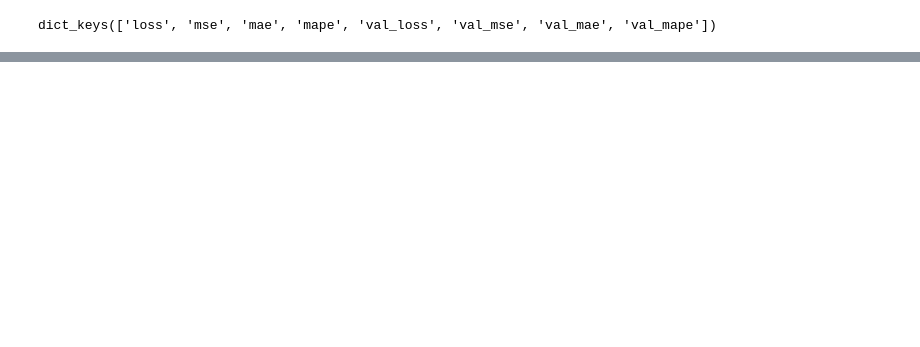
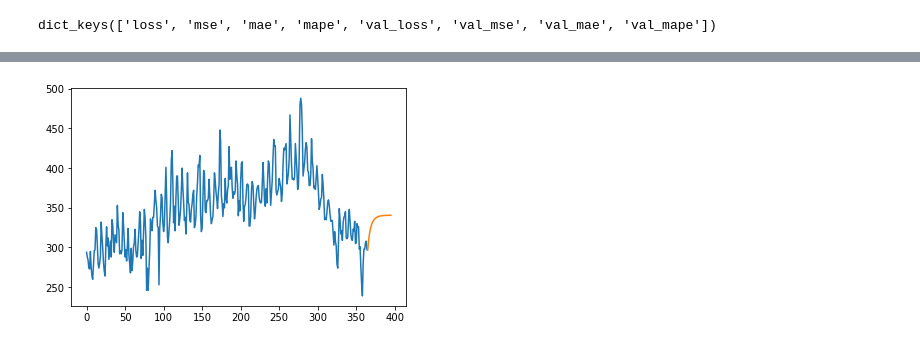
Before and after one commit to DBatterman/AIS_Vessel_Efforts_Project, a Jupyter notebook: AIS_LSTM_Optimization_Attempt_1.ipynb, the cells around one changed output, grey strips where cells are left out. Cells and saved outputs as stored; diff of their text form; code cells hidden in the pictures; blank space fills up the shorter version.

```diff
--- a/AIS_LSTM_Optimization_Attempt_1.ipynb
+++ b/AIS_LSTM_Optimization_Attempt_1.ipynb
@@ -298,0 +299,12 @@ graph
+# %%
+def predict(num_prediction, model):
+    prediction_list = total[-look_back:]
+
+    for _ in range(num_prediction):
+        x = prediction_list[-look_back:]
+        x = x.reshape((1, look_back, 1))
+        out = model.predict(x)[0][0]
+        prediction_list = np.append(prediction_list, out)
+    prediction_list = prediction_list[look_back-1:]
+
+    return prediction_list
@@ -298,0 +315,2 @@ graph
+# %%
+forecast = predict(30, model)
@@ -298,0 +344,4 @@ graph
+# %%
+forecast = forecast.reshape((-1,1))
+forecast = scaler.inverse_transform(forecast)
+print(forecast)
@@ -298,0 +366,26 @@ graph
+# %%
+future_total = len(total) + len(forecast)
+
+futurePlot = np.zeros((future_total,1))
+futurePlot[:, :] = np.nan
+futurePlot[-len(forecast): ] = forecast
+
+plt.plot(scaler.inverse_transform(total))
+plt.plot(futurePlot)
+plt.show()
+# # shift train predictions for plotting
+# trainPredictPlot = np.empty_like(total)
+# trainPredictPlot[:, :] = np.nan
+# trainPredictPlot[look_back:len(trainPredict)+look_back, :] = trainPredict
+# # shift test predictions for plotting
+# testPredictPlot = np.empty_like(total)
+# testPredictPlot[:, :] = np.nan
+# testPredictPlot[len(trainPredict)+(look_back*2)+1:len(total)-1, :] = testPredict
+# # plot baseline and predictions
+# plt.plot(scaler.inverse_transform(total))
+# plt.plot(trainPredictPlot)
+# plt.plot(testPredictPlot)
+# graph = plt.show()
+# graph
+# %% [output]
+[figure, added]
```
Also changed, not shown: parts of 16 cells of this notebook, 4 other files.
